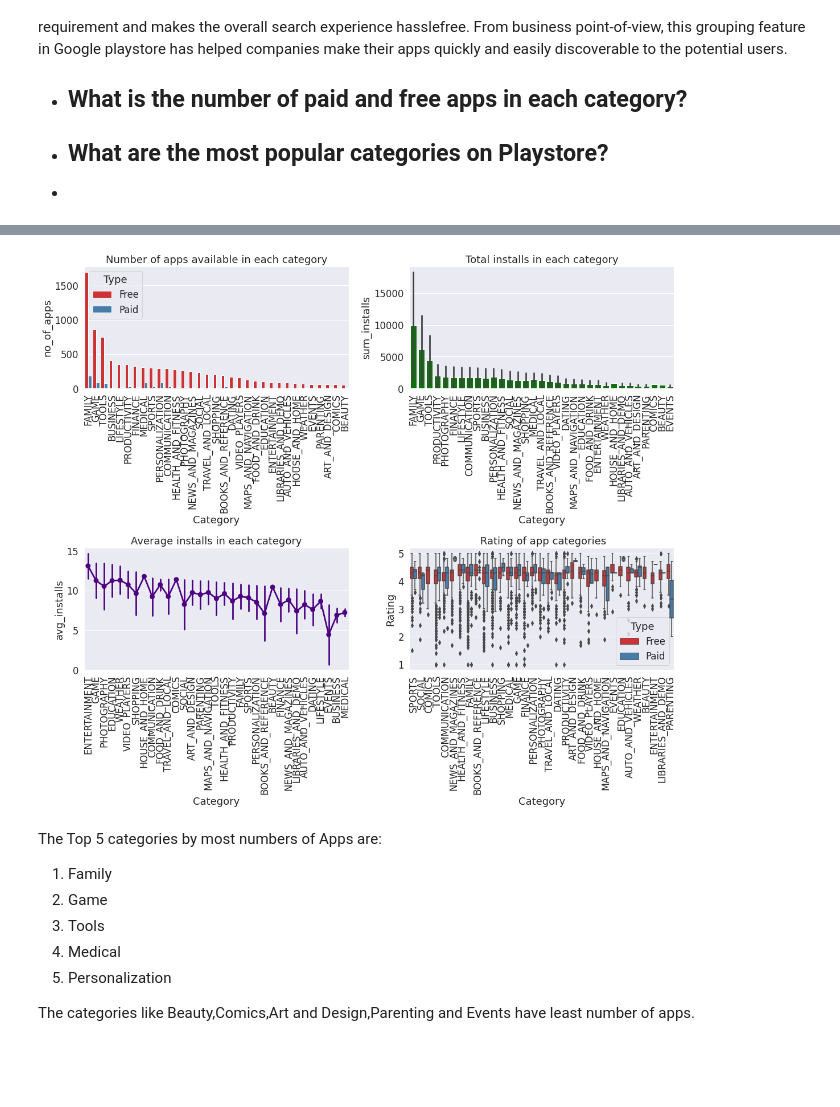
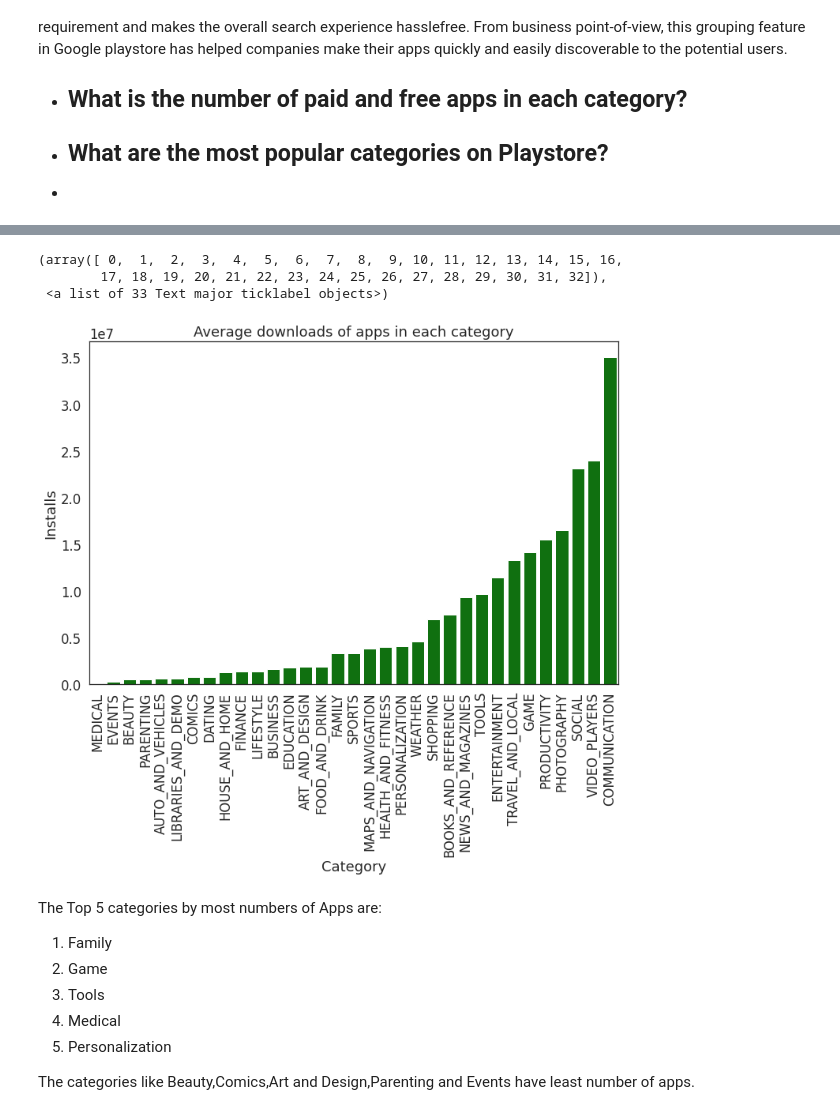
Before and after one commit to RadhikaRM/Playstore-Data-Analysis, a Jupyter notebook: PlayStore_EDA.ipynb, the cells around one changed output, grey strips where cells are left out. Cells and saved outputs as stored; diff of their text form; code cells hidden in the pictures; blank space fills up the shorter version.

```diff
--- a/PlayStore_EDA.ipynb
+++ b/PlayStore_EDA.ipynb
@@ -447,10 +554,9 @@ def size_group(app_size):
 #Creating size group from 'Size' column
 PS_df['Size_group']=PS_df['Size'].apply(lambda x:size_group(x))
 # %%
-#Extracting year and month from 'Last Updated' column
+#Extracting year from 'Last Updated' column
 PS_df['Last_update_year']=PS_df['Last Updated'].apply(lambda x :x.year)
-PS_df['Last_update_month']=PS_df['Last Updated'].apply(lambda x :x.month)
 # %%
 #Log transformed Installs
-PS_df['log_installs']=PS_df['Installs'].transform(lambda x: np.log1p(x))
+PS_df['log_installs']=np.log10(PS_df['Installs'])
 # %% [markdown]
@@ -836,7 +899,8 @@ Let's find out
 # %%
 #Creating a dataframe which stores the number of paid and free apps and their sum of installs
 
-type_df=PS_df.groupby(['Type']).agg(no_of_apps=('App','count'),installs=('Installs','median'))
+type_df=PS_df.groupby(['Type']).agg(no_of_apps=('App','count'),installs=('Installs','sum'))
+sns.set_style('white')
 
 # Setting figure colors and figure size
 a=plt.cm.Set1
@@ -877,0 +948,7 @@ Grouping apps into multiple categories makes it very convenient for the users to
+# %%
+plt.figure(figsize=(12,8))
+sns.set_style('white')
+category_type.sort_values('no_of_apps',ascending=False,inplace=True)
+sns.barplot(x='Category',y='no_of_apps',data=category_type,hue='Type',palette='Set1')
+plt.title('Number of apps available in each category',size=20)
+plt.xticks(rotation=90)
@@ -878,34 +976,25 @@ Grouping apps into multiple categories makes it very convenient for the users to
 # %%
-#Setting figure size
-fig = plt.figure(figsize=(16,14))
-
-#Finding the Number of apps,Sum of installs,Average Rating of each category
-category_df=PS_df.groupby(['Category','Type']).agg(no_of_apps=('App','count'),
-sum_installs=('Installs',sum),avg_rating=('Rating','mean'),avg_installs=('Installs','mean')).reset_index()
-
-plt.subplot(2,2,1)
-category_df.sort_values('no_of_apps',ascending=False,inplace=True)
-sns.barplot(x=category_df['Category'],y=category_df['no_of_apps'],data=category_df,hue='Type',palette='Set1')
-plt.title('Number of apps available in each category')
+plt.figure(figsize=(12,8))
+category_installs=PS_df.groupby('Category')['Installs'].mean().reset_index()
+category_installs.sort_values(by='Installs',inplace=True)
+sns.barplot(x='Category',y='Installs',data=category_installs,color='green')
+plt.title('Average downloads of apps in each category')
 plt.xticks(rotation=90)
 
-plt.subplot(2,2,2)
-category_df.sort_values('sum_installs',ascending=False,inplace=True)
-sns.barplot(x=category_df['Category'],y=category_df['sum_installs'],data=category_df,color='green')
-plt.title('Total installs in each category')
-plt.xticks(rotation=90)
+# # plt.subplot(2,2,3)
+# category_df.sort_values('avg_installs',ascending=False,inplace=True)
+# sns.barplot(x=category_df['Category'],y=category_df['avg_installs'],hue='Type',data=category_df,color='indigo')
+# plt.title('Average installs in each category')
+# plt.xticks(rotation=90)
 
-plt.subplot(2,2,3)
-category_df.sort_values('avg_installs',ascending=False,inplace=True)
-sns.pointplot(x=category_df['Category'],y=category_df['avg_installs'],data=category_df,color='indigo')
-plt.title('Average installs in each category')
-plt.xticks(rotation=90)
+# plt.subplot(2,2,4)
+# sns.boxplot(x='Category',y='Rating',data=PS_df,hue='Type',palette='Set1')
+# plt.title(' Rating of app categories')
+# plt.xticks(rotation=90)
 
-plt.subplot(2,2,4)
-sns.boxplot(x='Category',y='Rating',data=PS_df,hue='Type',palette='Set1')
-plt.title(' Rating of app categories')
-plt.xticks(rotation=90)
-
-plt.tight_layout()
+# plt.tight_layout()
 # %% [output]
+(array([ 0,  1,  2,  3,  4,  5,  6,  7,  8,  9, 10, 11, 12, 13, 14, 15, 16,
+        17, 18, 19, 20, 21, 22, 23, 24, 25, 26, 27, 28, 29, 30, 31, 32]),
+ <a list of 33 Text major ticklabel objects>)
-[figure, old version]
+[figure, new version]
```
Also changed, not shown: parts of 132 cells of this notebook.
